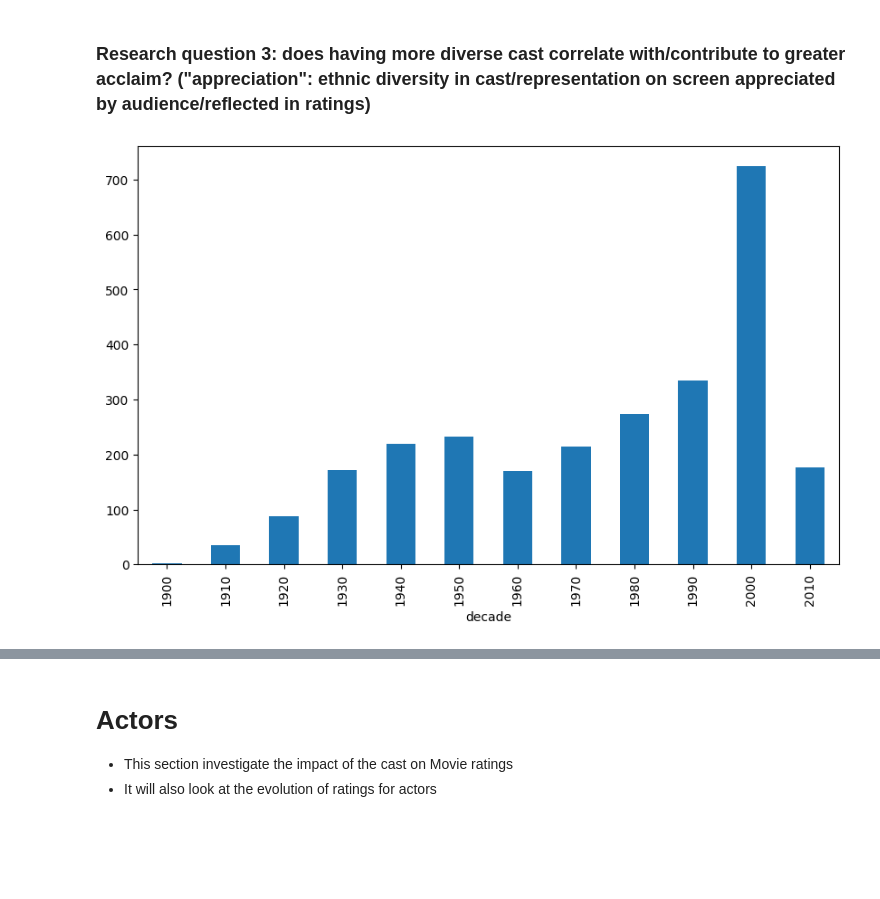
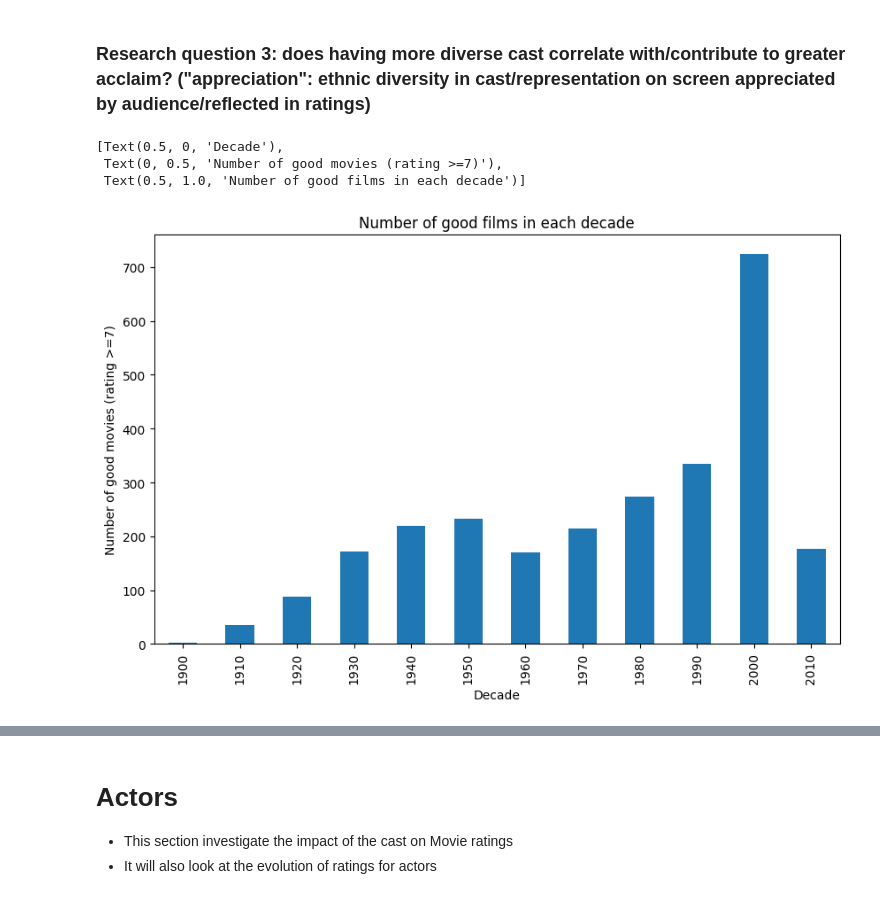
Before and after one commit to epfl-ada/ada-2023-project-zalix, a Jupyter notebook: project_milestone2.ipynb, the cells around one changed output, grey strips where cells are left out. Drawn from its saved outputs; the diff is of its cells as text; code cells hidden in the pictures; blank space fills up the shorter version.

```diff
--- a/project_milestone2.ipynb
+++ b/project_milestone2.ipynb
@@ -564,10 +574,15 @@ ethnic_diverse_movies_count = diverse_movies.groupby('decade').size().plot.bar(s
 # %%
 ## naive approach to compare trends
 # plot the number of good films in each decade
 good_movies = df_unique_movies[df_unique_movies['averageRating'] >= 7]
 good_movies_count = good_movies.groupby('decade').size().plot.bar(stacked=True, figsize=(10, 6))
+
+good_movies_count.set(xlabel = "Decade",ylabel="Number of good movies (rating >=7)",title="Number of good films in each decade")
 # %% [output]
+[Text(0.5, 0, 'Decade'),
+ Text(0, 0.5, 'Number of good movies (rating >=7)'),
+ Text(0.5, 1.0, 'Number of good films in each decade')]
-[figure, old version]
+[figure, new version]
 # %%
 # plot the number of ethnically diverse good films in each decade
 diverse_good_movies = df_unique_movies[(df_unique_movies['num_ethnicities'] >= 3) & (df_unique_movies['averageRating'] >= 7)]
```
Also changed, not shown: parts of 6 cells of this notebook.
